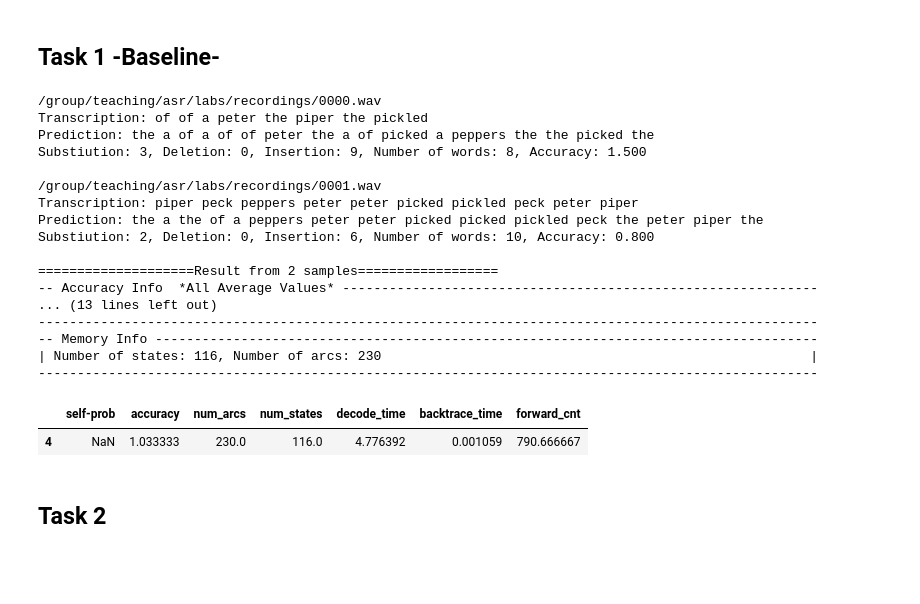
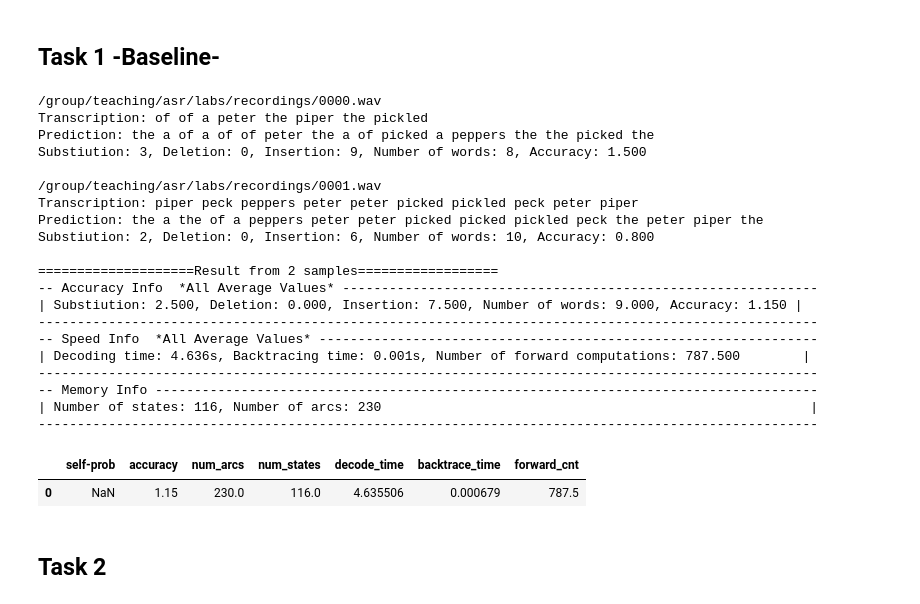
Before and after one commit to LIM-june/INFR11033_assignment, a Jupyter notebook: assignment.ipynb, the cells around one changed output. Cells and saved outputs as stored; diff of their text form; code cells hidden in the pictures; blank space fills up the shorter version.

```diff
--- a/assignment.ipynb
+++ b/assignment.ipynb
@@ -37,7 +37,11 @@ import numpy as np
 import time
 # %%
 class CFG:
-    sample_num = 2
+    DEBUG = True
+    if DEBUG:
+        sample_num = 2
+    else:
+        sample_num = 50
 # %% [markdown]
 ### Generate State Table, Phone Table, Word Table from the Lexicon
 # %%
@@ -107,7 +111,7 @@ word_table, phone_table, state_table = generate_symbol_tables(lex)
 # %%
 class BaselineWfst:
 
-    def __init__(self, n=3, lex=lex, self_loop_prob=None, final_prob_dict=None):
+    def __init__(self, n=3, lex=lex, self_loop_prob=None, final_prob_dict=None, uni_prob_dict=None):
         """
         Generate a HMM to recognise any single word sequence for words in the lexicon
 
@@ -123,7 +127,9 @@ class BaselineWfst:
         self.lex = lex
         self.final_prob_dict = final_prob_dict
         self.self_loop_prob = self_loop_prob
+        self.uni_prob_dict = uni_prob_dict
         self.f = self.generate_wfst()
+
 
 
     def generate_weighted_phone_wfst(self, f, start_state, phone, n, olabel):
@@ -175,7 +181,10 @@ class BaselineWfst:
 
         for word, phones in self.lex.items():
             current_state = f.add_state()
-            f.add_arc(start_state, fst.Arc(0, 0, None, current_state))
+            if self.uni_prob_dict == None:
+                f.add_arc(start_state, fst.Arc(0, 0, None, current_state))
+            else:
+                f.add_arc(start_state, fst.Arc(0, 0, -math.log(self.uni_prob_dict[word]), current_state))
             for idx,phone in enumerate(phones):
                 if idx == len(phones)-1:
                     olabel = word_table.find(word)
@@ -411,11 +419,14 @@ def read_transcription(wav_file):
 
 class ASR:
 
-    def __init__(self, wfst, decoder, audio_file_name, sample_num=5, self_loop_prob=None, final_prob_dict=None):
+    def __init__(self, wfst, decoder, audio_file_name, sample_num=5, self_loop_prob=None,
+                 final_prob_dict=None, uni_prob_dict=None):
         """
         """
         self.self_loop_prob = self_loop_prob
-        self.wfst = wfst(self_loop_prob=self.self_loop_prob, final_prob_dict = final_prob_dict).f
+        self.uni_prob_dict = uni_prob_dict
+        self.wfst = wfst(self_loop_prob=self.self_loop_prob,
+                         final_prob_dict = final_prob_dict, uni_prob_dict = uni_prob_dict).f
         self.decoder = decoder
         self.audio_file_name = audio_file_name
         self.sample_num = sample_num
@@ -533,33 +544,37 @@ Requirement already satisfied: six>=1.5 in /afs/inf.ed.ac.uk/user/s22/s2264670/.
 # %%
 import pandas as pd
 result_df_1 = pd.DataFrame(columns=["self-prob", "accuracy","num_arcs",
                                       "num_states","decode_time", "backtrace_time", "forward_cnt"])
 file_path = '/group/teaching/asr/labs/recordings/*.wav'
 asr = ASR(BaselineWfst, BaselineViterbiDecoder, file_path, sample_num=CFG.sample_num, self_loop_prob=None)
+tmp = pd.Series([None, asr.accuracy, asr.num_arcs, asr.wfst.num_states(),
+                     asr.decode_time, asr.backtrace_time, asr.forward_cnt], index=result_df_1.columns, name=0)
 result_df_1 = result_df_1.append(tmp)
-asr.print_all()
 result_df_1.to_csv("task_1_baseline_df.csv",index=False)
 result_df_1
 # %% [output]
 /group/teaching/asr/labs/recordings/0000.wav
 Transcription: of of a peter the piper the pickled
 Prediction: the a of a of of peter the a of picked a peppers the the picked the
 Substiution: 3, Deletion: 0, Insertion: 9, Number of words: 8, Accuracy: 1.500
 
 /group/teaching/asr/labs/recordings/0001.wav
 Transcription: piper peck peppers peter peter picked pickled peck peter piper
 Prediction: the a the of a peppers peter peter picked picked pickled peck the peter piper the
 Substiution: 2, Deletion: 0, Insertion: 6, Number of words: 10, Accuracy: 0.800
 
 ====================Result from 2 samples==================
 -- Accuracy Info  *All Average Values* -------------------------------------------------------------
-... (13 lines left out)
+| Substiution: 2.500, Deletion: 0.000, Insertion: 7.500, Number of words: 9.000, Accuracy: 1.150 |
+----------------------------------------------------------------------------------------------------
+-- Speed Info  *All Average Values* ----------------------------------------------------------------
+| Decoding time: 4.636s, Backtracing time: 0.001s, Number of forward computations: 787.500        |
 ----------------------------------------------------------------------------------------------------
 -- Memory Info -------------------------------------------------------------------------------------
 | Number of states: 116, Number of arcs: 230                                                       |
 ----------------------------------------------------------------------------------------------------
 |  | self-prob | accuracy | num_arcs | num_states | decode_time | backtrace_time | forward_cnt |
-| 4 | NaN | 1.033333 | 230.0 | 116.0 | 4.776392 | 0.001059 | 790.666667 |
+| 0 | NaN | 1.15 | 230.0 | 116.0 | 4.635506 | 0.000679 | 787.5 |
 # %% [markdown]
 ## Task 2
 # %% [markdown]
```
Also changed, not shown: parts of 13 cells of this notebook, 5 other files.
